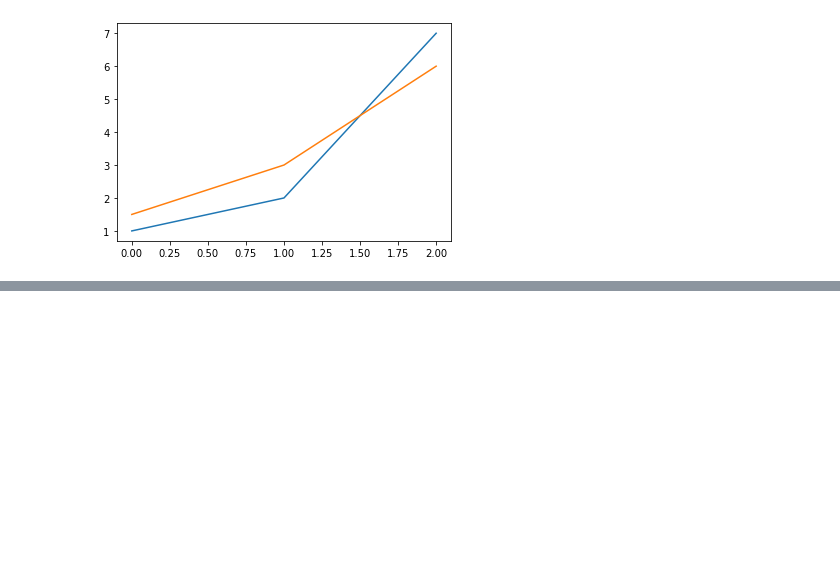
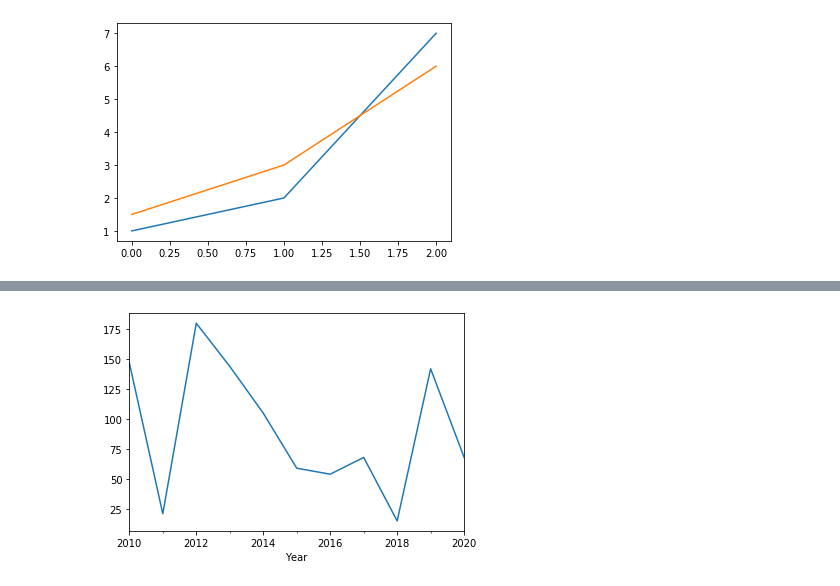
Before and after one commit to jpkeeton/DataAnalysis2020, a Jupyter notebook: Excel_Experiments_xlwings.ipynb, the cells around one changed output, grey strips where cells are left out. Saved outputs shown, nothing was run; the diff lists cells and outputs as text; code cells hidden in the pictures; blank space fills up the shorter version.

```diff
--- a/Excel_Experiments_xlwings.ipynb
+++ b/Excel_Experiments_xlwings.ipynb
@@ -351,0 +402,8 @@ sheetPlot.pictures.add(fig, name='MyPlot', update=True)
+# %%
+from pandas import read_csv
+from matplotlib import pyplot
+series = read_csv('C:\\Users\\jpkee\\Desktop\\PythonProjects\\DataAnalysis\\TestFile.csv', header=0, index_col=0, parse_dates=True, squeeze=True)
+series.plot.line()
+pyplot.show()
+# %% [output]
+[figure, added]
```
Also changed, not shown: parts of 3 cells of this notebook, 3 other files.
